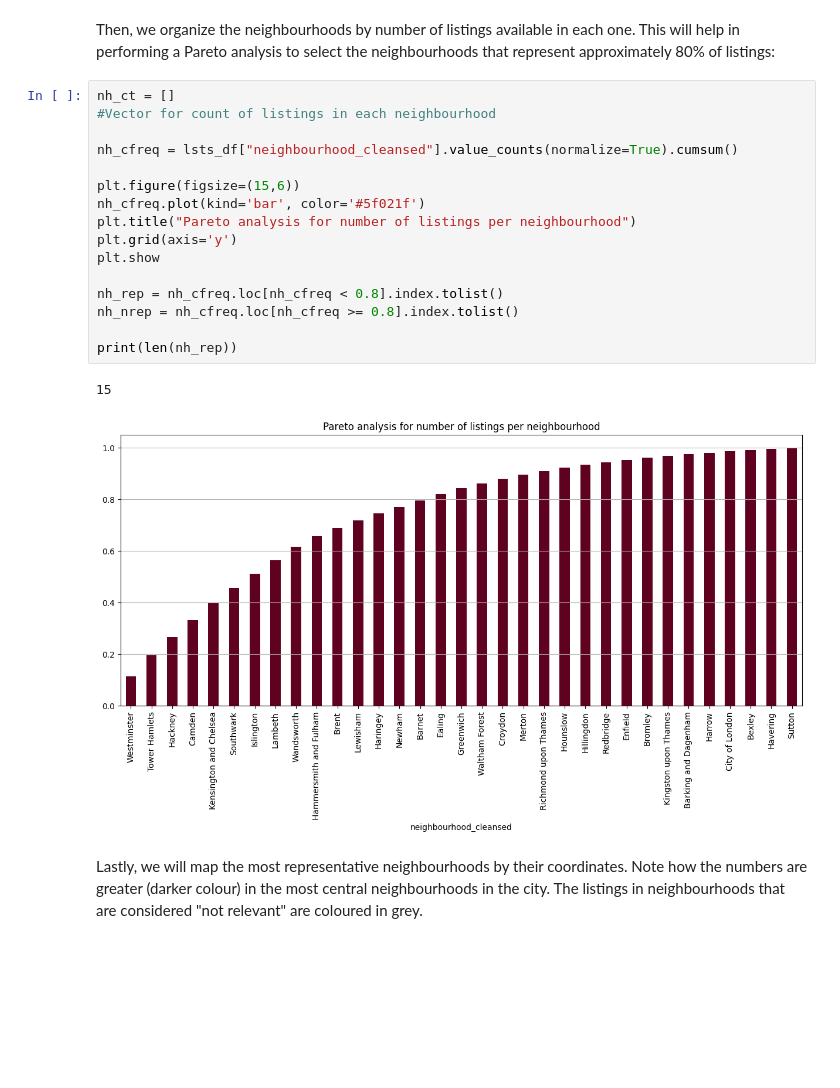
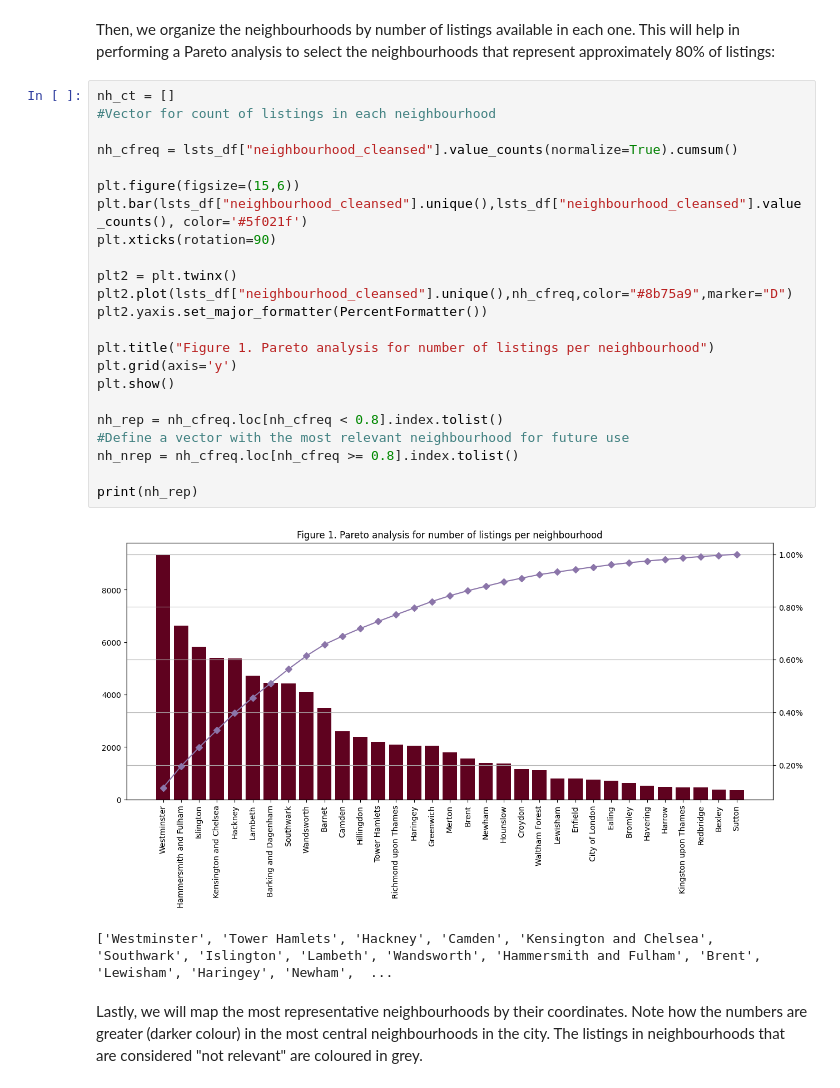
Before and after one commit to DJRT-11/MINE4101-T1, a Jupyter notebook: DevNotebook.ipynb, the cells around one changed output. Cells and saved outputs as stored; diff of their text form; blank space fills up the shorter version.

Commit message:
v0.3 - Added availability analysis

```diff
--- a/DevNotebook.ipynb
+++ b/DevNotebook.ipynb
@@ -45,21 +47,27 @@ Then, we organize the neighbourhoods by number of listings available in each one
 # %%
 nh_ct = []                                                                                  #Vector for count of listings in each neighbourhood
 
 nh_cfreq = lsts_df["neighbourhood_cleansed"].value_counts(normalize=True).cumsum()
 
 plt.figure(figsize=(15,6))
-nh_cfreq.plot(kind='bar', color='#5f021f')
-plt.title("Pareto analysis for number of listings per neighbourhood")
+plt.bar(lsts_df["neighbourhood_cleansed"].unique(),lsts_df["neighbourhood_cleansed"].value_counts(), color='#5f021f')
+plt.xticks(rotation=90)
+
+plt2 = plt.twinx()
+plt2.plot(lsts_df["neighbourhood_cleansed"].unique(),nh_cfreq,color="#8b75a9",marker="D")
+plt2.yaxis.set_major_formatter(PercentFormatter())
+
+plt.title("Figure 1. Pareto analysis for number of listings per neighbourhood")
 plt.grid(axis='y')
-plt.show
+plt.show()
 
-nh_rep = nh_cfreq.loc[nh_cfreq < 0.8].index.tolist()
+nh_rep = nh_cfreq.loc[nh_cfreq < 0.8].index.tolist()                                #Define a vector with the most relevant neighbourhood for future use
 nh_nrep = nh_cfreq.loc[nh_cfreq >= 0.8].index.tolist()
 
-print(len(nh_rep))
+print(nh_rep)
 # %% [output]
+[figure, new version]
-15
+['Westminster', 'Tower Hamlets', 'Hackney', 'Camden', 'Kensington and Chelsea', 'Southwark', 'Islington', 'Lambeth', 'Wandsworth', 'Hammersmith and Fulham', 'Brent', 'Lewisham', 'Haringey', 'Newham',  ...
-[figure, old version]
 # %% [markdown]
 Lastly, we will map the most representative neighbourhoods by their coordinates. Note how the numbers are greater (darker colour) in the most central neighbourhoods in the city. The listings in neighbourhoods that are considered "not relevant" are coloured in grey.
 # %%
```
Also changed, not shown: parts of 7 cells of this notebook.
